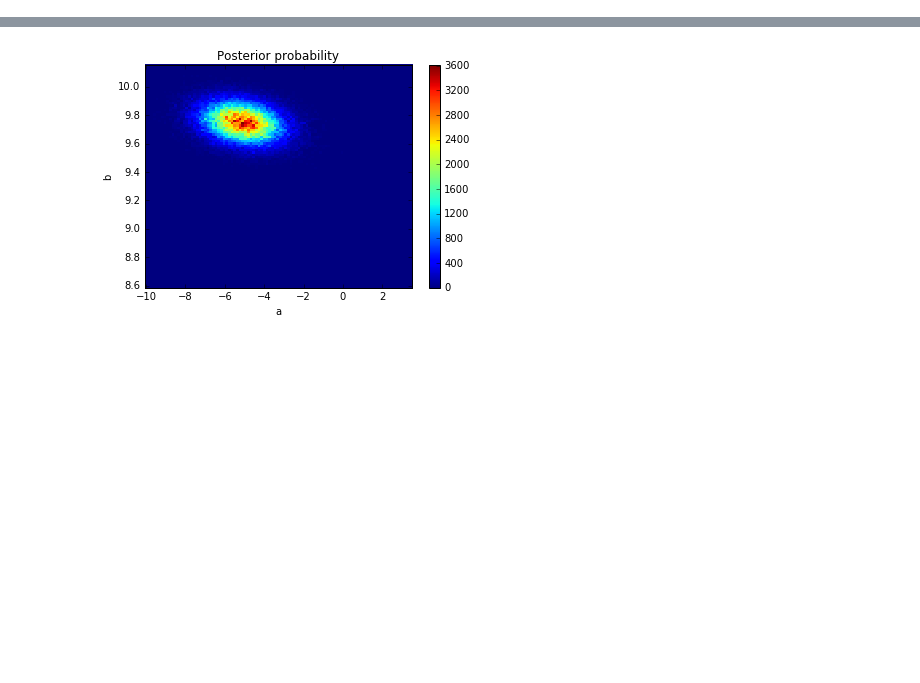
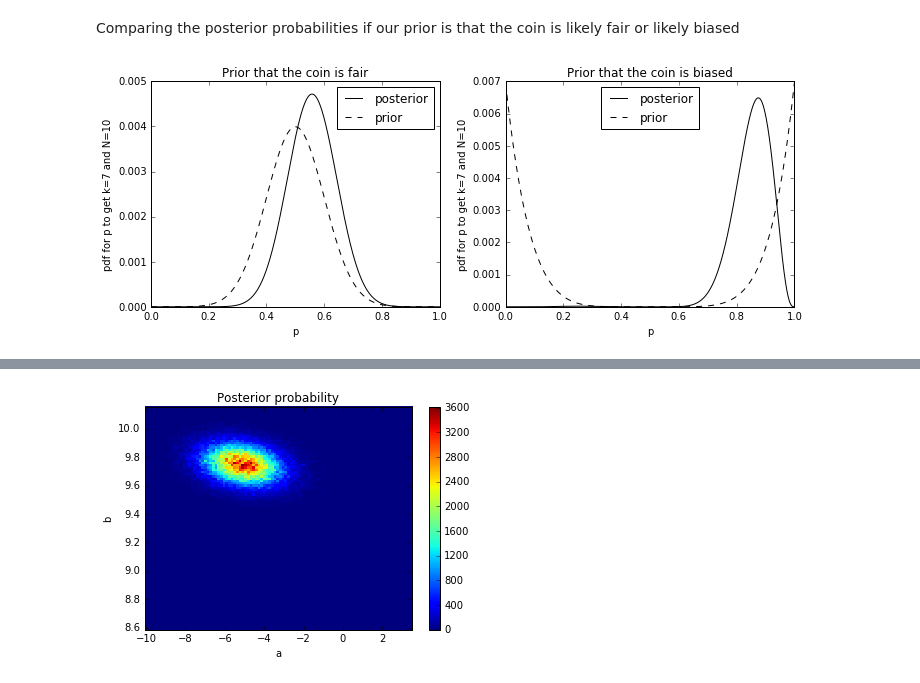
Before and after one commit to OSTP/DataAndErrorAnalysis, a Jupyter notebook: notebooks/Chapter9_Stats_Probabilities.ipynb, the cells around one changed output, grey strips where cells are left out. Cells and saved outputs as stored; diff of their text form; code cells hidden in the pictures; blank space fills up the shorter version.

```diff
--- a/notebooks/Chapter9_Stats_Probabilities.ipynb
+++ b/notebooks/Chapter9_Stats_Probabilities.ipynb
@@ -0,0 +57,35 @@
+# %% [markdown]
+Comparing the posterior probabilities if our prior is that the coin is likely fair or likely biased
+# %%
+#Let's start with an assumption that the coin is likely fair, with p normally distributed about 0.5 with std=0.1
+prior_fair = stats.norm.pdf(p,0.5,0.1)
+posterior_fair = pbinom*prior_fair
+
+pl.figure(figsize=(10,4))
+pl.subplot(121)
+
+#We normalize the prior and posterior to have the same area
+pl.plot(p,posterior_fair/posterior_fair.sum(),color='black',label='posterior')
+pl.plot(p,prior_fair/prior_fair.sum(),'--',color='black',label='prior')
+pl.xlabel('p')
+pl.ylabel('pdf for p to get k={:.0f} and N={:.0f}'.format(k,N))
+pl.legend(loc='best')
+pl.title("Prior that the coin is fair")
+
+#Let's compare with the assumption that the coin is likely unfair (p=0 or 1 are more likely)
+prior_unfair = (p-0.5)**6
+posterior_unfair = pbinom*prior_unfair
+
+#We normalize the prior and posterior to have the same area
+pl.subplot(122)
+pl.plot(p,posterior_unfair/posterior_unfair.sum(),color='black',label='posterior')
+pl.plot(p,prior_unfair/prior_unfair.sum(),'--',color='black',label='prior')
+pl.xlabel('p')
+pl.ylabel('pdf for p to get k={:.0f} and N={:.0f}'.format(k,N))
+pl.legend(loc='upper center')
+pl.title("Prior that the coin is biased")
+
+pl.tight_layout()
+pl.show()
+# %% [output]
+[figure, added]
```
Also changed, not shown: parts of 10 cells of this notebook, 6 other files.
